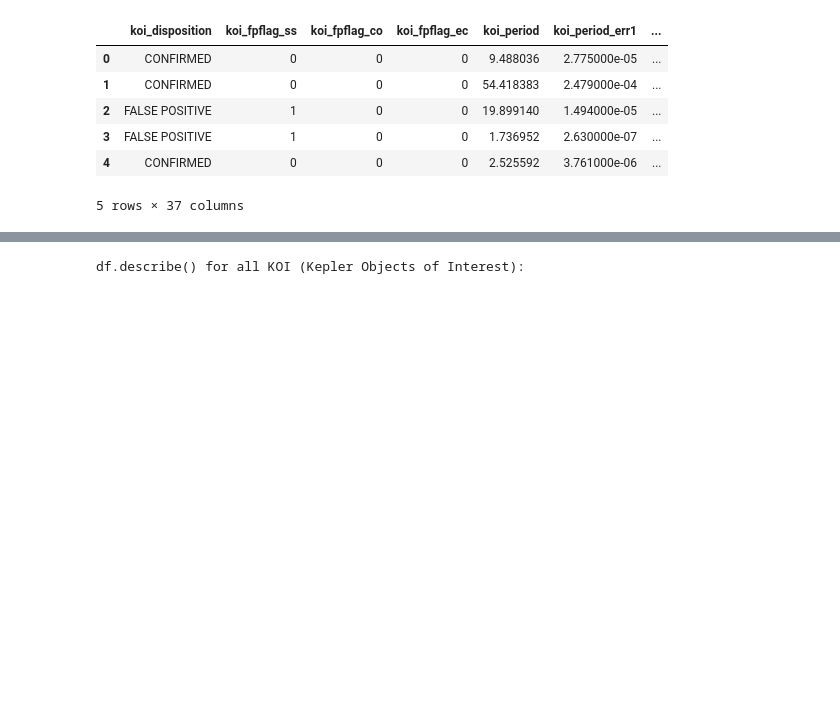
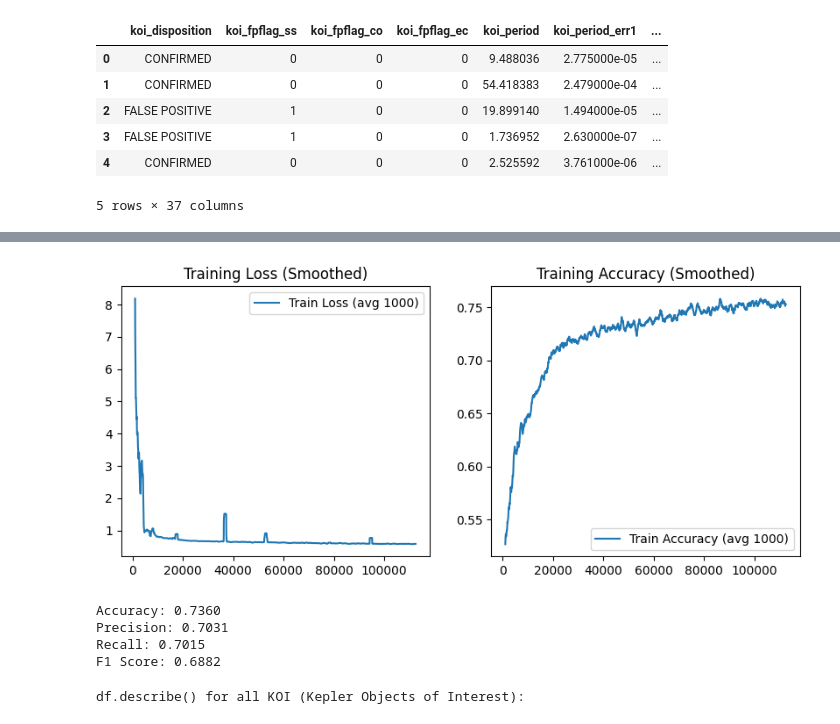
Before and after one commit to lily-swan/DS-9000-project, a Jupyter notebook: analysis.ipynb, the cells around one changed output, grey strips where cells are left out. Saved outputs shown, nothing was run; the diff lists cells and outputs as text; code cells hidden in the pictures; blank space fills up the shorter version.

```diff
--- a/analysis.ipynb
+++ b/analysis.ipynb
@@ -141,3 +697,40 @@ df.head()
+# %%
+window = 1000  # moving average window
+smoothed_acc = pd.Series(train_accs).rolling(window).mean()
+smoothed_loss = pd.Series(train_losses).rolling(window).mean()
+
+plt.figure(figsize=(10, 4))
+plt.subplot(1, 2, 1)
+plt.plot(smoothed_loss, label=f"Train Loss (avg {window})")
+plt.title("Training Loss (Smoothed)")
+plt.legend()
+
+plt.subplot(1, 2, 2)
+plt.plot(smoothed_acc, label=f"Train Accuracy (avg {window})")
+plt.title("Training Accuracy (Smoothed)")
+plt.legend()
+plt.show()
+# %% [output]
+[figure, added]
+# %%
+preds = torch.argmax(logits, dim=1)
+
+acc = accuracy_score(y_test_t, preds)
+prec = precision_score(y_test_t, preds, average="macro")
+rec = recall_score(y_test_t, preds, average="macro")
+f1 = f1_score(y_test_t, preds, average="macro")
+# TODO: figure out ROC_AUC for multiclass
+# roc_auc = roc_auc_score(y_test_t, probs)
+
+print(f"Accuracy: {acc:.4f}")
+print(f"Precision: {prec:.4f}")
+print(f"Recall: {rec:.4f}")
+print(f"F1 Score: {f1:.4f}")
+# %% [output]
+Accuracy: 0.7360
+Precision: 0.7031
+Recall: 0.7015
+F1 Score: 0.6882
 # %%
 print("df.describe() for all KOI (Kepler Objects of Interest):")
 display(df.describe().map("{:.3f}".format))
```
Also changed, not shown: parts of 22 cells of this notebook, 1 other file.
